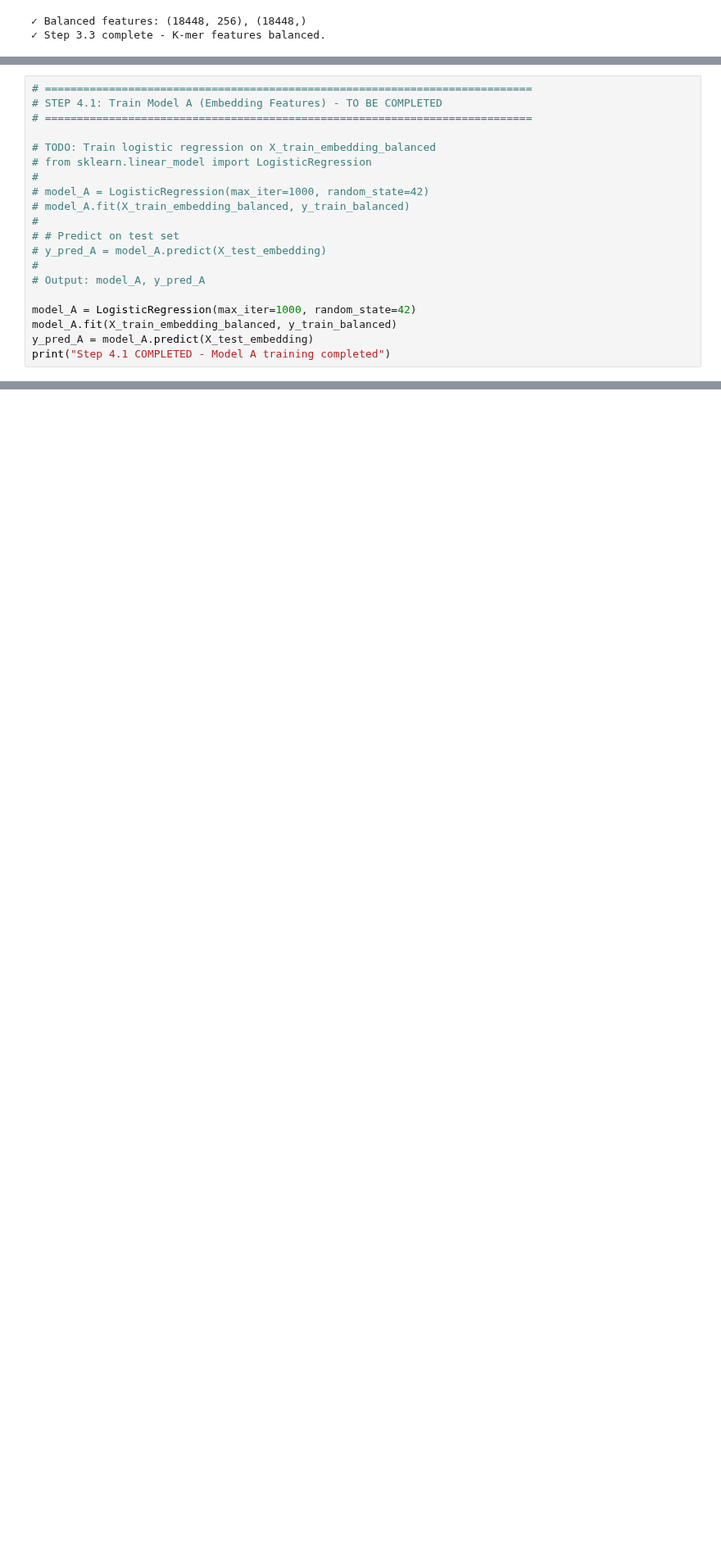
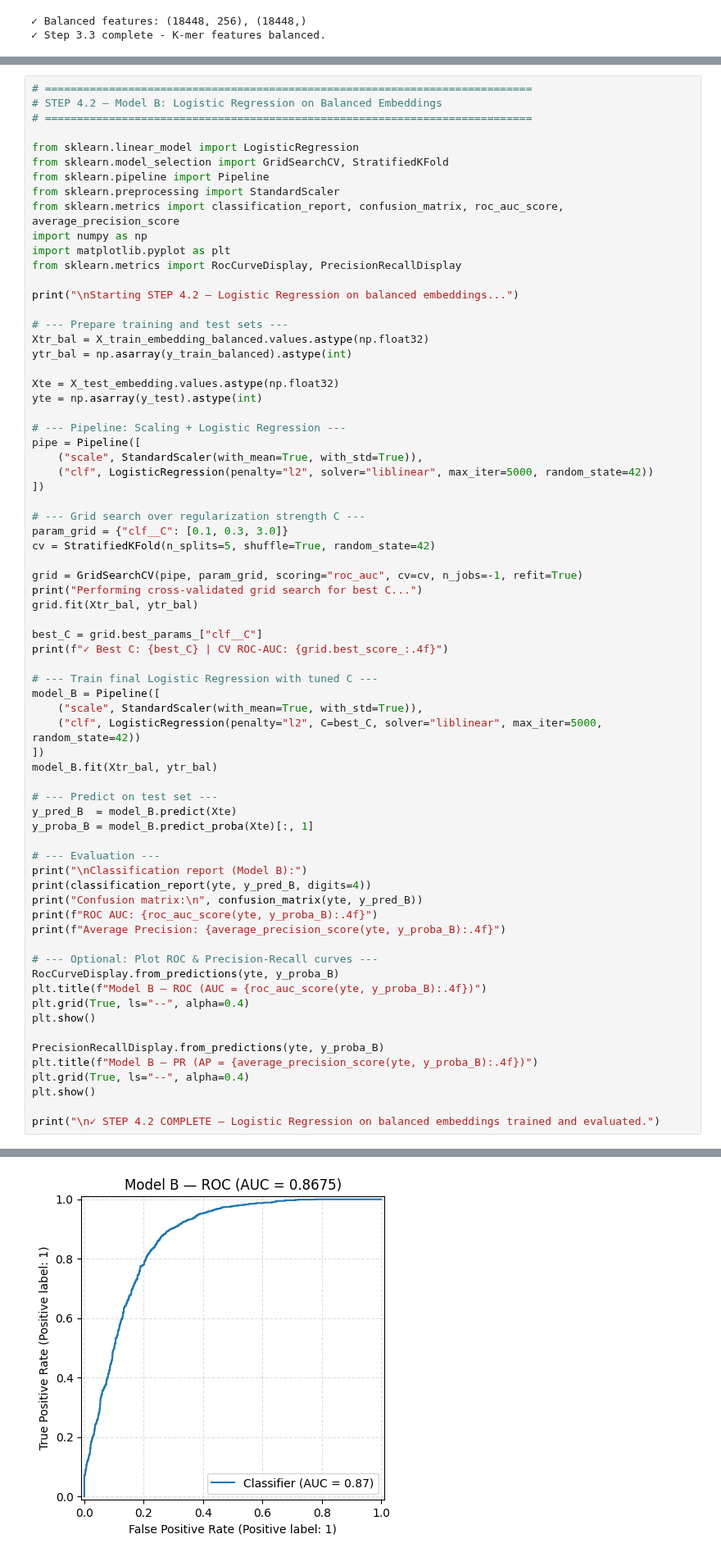
Before and after one commit to KalyaniVijayPakhale/MSI5001-Group-Project, a Jupyter notebook: MSI5001_Team15_mRNA.ipynb, the cells around one changed output, grey strips where cells are left out. Shown at 82% size. Saved outputs shown, nothing was run; the diff lists cells and outputs as text; blank space fills up the shorter version.

Commit message:
embedding, tokenization, logistic regression

```diff
--- a/MSI5001_Team15_mRNA.ipynb
+++ b/MSI5001_Team15_mRNA.ipynb
@@ -591,21 +695,71 @@ Train logistic regression on positional embedding features.
 # %%
 # ============================================================================
-# STEP 4.1: Train Model A (Embedding Features) - TO BE COMPLETED
+# STEP 4.2 — Model B: Logistic Regression on Balanced Embeddings
 # ============================================================================
 
-# TODO: Train logistic regression on X_train_embedding_balanced
-# from sklearn.linear_model import LogisticRegression
-#
-# model_A = LogisticRegression(max_iter=1000, random_state=42)
-# model_A.fit(X_train_embedding_balanced, y_train_balanced)
-#
-# # Predict on test set
-# y_pred_A = model_A.predict(X_test_embedding)
-#
-# Output: model_A, y_pred_A
+from sklearn.linear_model import LogisticRegression
+from sklearn.model_selection import GridSearchCV, StratifiedKFold
+from sklearn.pipeline import Pipeline
+from sklearn.preprocessing import StandardScaler
+from sklearn.metrics import classification_report, confusion_matrix, roc_auc_score, average_precision_score
+import numpy as np
+import matplotlib.pyplot as plt
+from sklearn.metrics import RocCurveDisplay, PrecisionRecallDisplay
 
-model_A = LogisticRegression(max_iter=1000, random_state=42)
-model_A.fit(X_train_embedding_balanced, y_train_balanced)
-y_pred_A = model_A.predict(X_test_embedding)
-print("Step 4.1 COMPLETED - Model A training completed")
+print("\nStarting STEP 4.2 — Logistic Regression on balanced embeddings...")
+
+# --- Prepare training and test sets ---
+Xtr_bal = X_train_embedding_balanced.values.astype(np.float32)
+ytr_bal = np.asarray(y_train_balanced).astype(int)
+
+Xte = X_test_embedding.values.astype(np.float32)
+yte = np.asarray(y_test).astype(int)
+
+# --- Pipeline: Scaling + Logistic Regression ---
+pipe = Pipeline([
+    ("scale", StandardScaler(with_mean=True, with_std=True)),
+    ("clf", LogisticRegression(penalty="l2", solver="liblinear", max_iter=5000, random_state=42))
+])
+
+# --- Grid search over regularization strength C ---
+param_grid = {"clf__C": [0.1, 0.3, 3.0]}
+cv = StratifiedKFold(n_splits=5, shuffle=True, random_state=42)
+
+grid = GridSearchCV(pipe, param_grid, scoring="roc_auc", cv=cv, n_jobs=-1, refit=True)
+print("Performing cross-validated grid search for best C...")
+grid.fit(Xtr_bal, ytr_bal)
+
+best_C = grid.best_params_["clf__C"]
+print(f"✓ Best C: {best_C} | CV ROC-AUC: {grid.best_score_:.4f}")
+
+# --- Train final Logistic Regression with tuned C ---
+model_B = Pipeline([
+    ("scale", StandardScaler(with_mean=True, with_std=True)),
+    ("clf", LogisticRegression(penalty="l2", C=best_C, solver="liblinear", max_iter=5000, random_state=42))
+])
+model_B.fit(Xtr_bal, ytr_bal)
+
+# --- Predict on test set ---
+y_pred_B  = model_B.predict(Xte)
+y_proba_B = model_B.predict_proba(Xte)[:, 1]
+
+# --- Evaluation ---
+print("\nClassification report (Model B):")
+print(classification_report(yte, y_pred_B, digits=4))
+print("Confusion matrix:\n", confusion_matrix(yte, y_pred_B))
+print(f"ROC AUC: {roc_auc_score(yte, y_proba_B):.4f}")
+print(f"Average Precision: {average_precision_score(yte, y_proba_B):.4f}")
+
+# --- Optional: Plot ROC & Precision-Recall curves ---
+RocCurveDisplay.from_predictions(yte, y_proba_B)
+plt.title(f"Model B — ROC (AUC = {roc_auc_score(yte, y_proba_B):.4f})")
+plt.grid(True, ls="--", alpha=0.4)
+plt.show()
+
+PrecisionRecallDisplay.from_predictions(yte, y_proba_B)
+plt.title(f"Model B — PR (AP = {average_precision_score(yte, y_proba_B):.4f})")
+plt.grid(True, ls="--", alpha=0.4)
+plt.show()
+
+print("\n✓ STEP 4.2 COMPLETE — Logistic Regression on balanced embeddings trained and evaluated.")
 # %% [output]
@@ -612,0 +785 @@ Step 4.1 COMPLETED - Model A training completed
+[figure, added]
```
Also changed, not shown: parts of 18 cells of this notebook.
